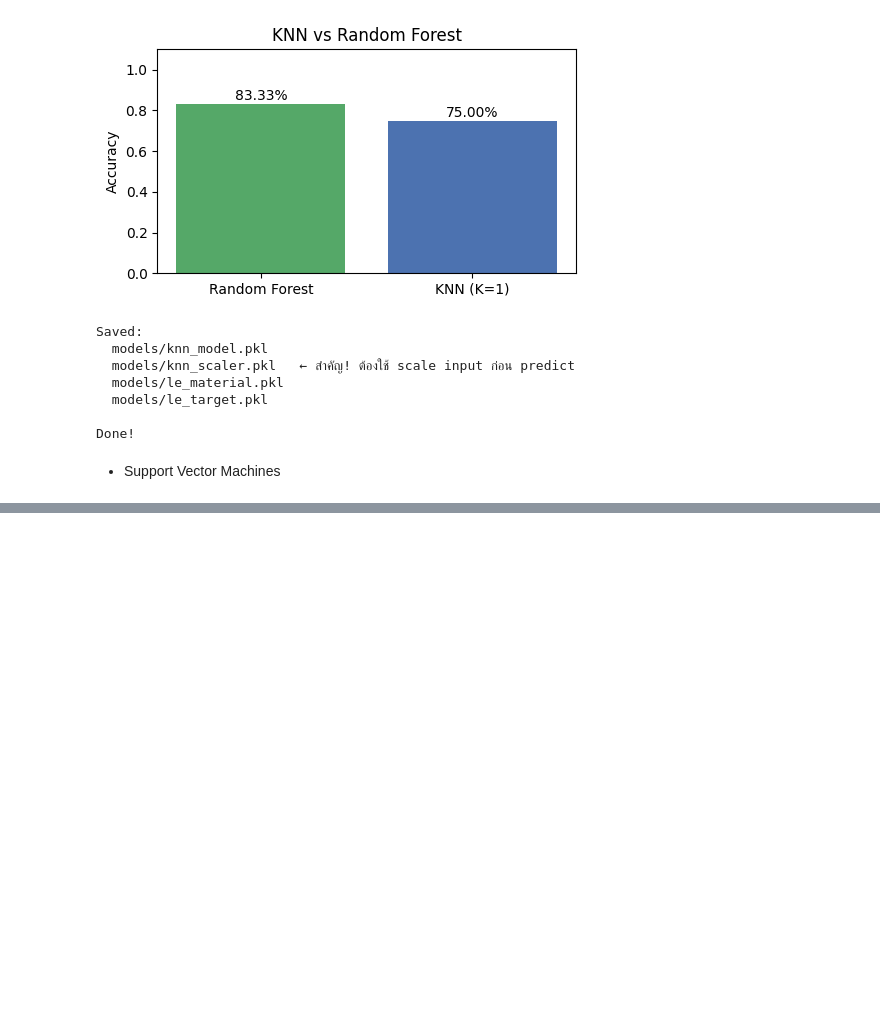
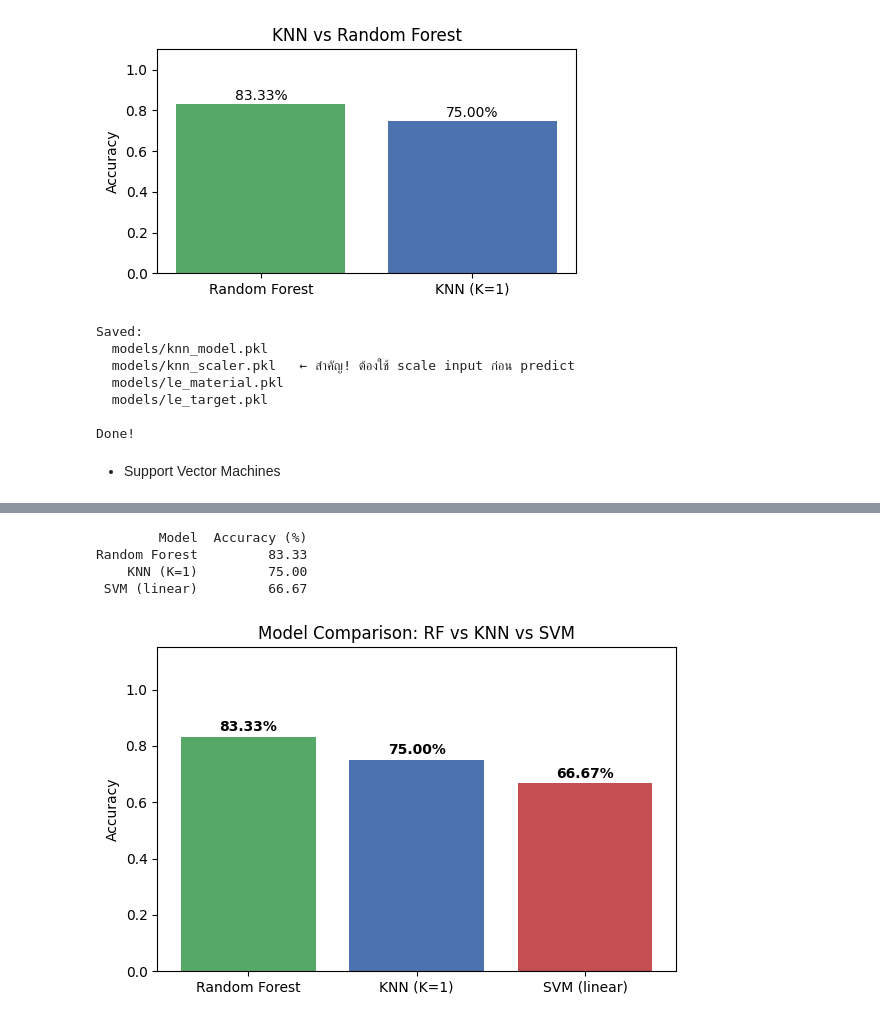
Before and after one commit to baimhons/project-is, a Jupyter notebook: notebooks/model_1_ensemble.ipynb, the cells around one changed output, grey strips where cells are left out. Saved outputs shown, nothing was run; the diff lists cells and outputs as text; code cells hidden in the pictures; blank space fills up the shorter version.

```diff
--- a/notebooks/model_1_ensemble.ipynb
+++ b/notebooks/model_1_ensemble.ipynb
@@ -493,40 +543,46 @@ print(pd.DataFrame(cm, index=le_target.classes_, columns=le_target.classes_))
 # %%
 # โหลด RF และ KNN มาเปรียบเทียบ
-rf_model  = joblib.load('models/random_forest_model.pkl')
-knn_model = joblib.load('models/knn_model.pkl')
-knn_scaler = joblib.load('models/knn_scaler.pkl')
+rf_model  = joblib.load('../models/random_forest_model.pkl')
+knn_model = joblib.load('../models/knn_model.pkl')
+knn_scaler = joblib.load('../models/knn_scaler.pkl')
 
 # RF ใช้ X ไม่ scale
 X_train_raw, X_test_raw, _, _ = train_test_split(X, y, test_size=0.2, random_state=42, stratify=y)
 rf_pred  = rf_model.predict(X_test_raw)
 rf_acc   = accuracy_score(y_test, rf_pred)
 
 # KNN ใช้ scaler ของตัวเอง
 knn_pred = knn_model.predict(knn_scaler.transform(X_test_raw))
 knn_acc  = accuracy_score(y_test, knn_pred)
 
 svm_acc  = accuracy_score(y_test, y_pred)
 
 # แสดงตาราง
 compare_df = pd.DataFrame({
     'Model':    ['Random Forest', f'KNN (K={knn_model.n_neighbors})', f'SVM ({grid_search.best_params_["kernel"]})'],
     'Accuracy': [rf_acc, knn_acc, svm_acc]
 })
 compare_df['Accuracy (%)'] = (compare_df['Accuracy'] * 100).round(2)
 print(compare_df[['Model', 'Accuracy (%)']].to_string(index=False))
 
 # Bar chart
 fig, ax = plt.subplots(figsize=(6, 4))
 colors = ['#55A868', '#4C72B0', '#C44E52']
 bars = ax.bar(compare_df['Model'], compare_df['Accuracy'], color=colors)
 ax.set_ylim(0, 1.15)
 ax.set_ylabel('Accuracy')
 ax.set_title('Model Comparison: RF vs KNN vs SVM')
 for bar, val in zip(bars, compare_df['Accuracy']):
     ax.text(bar.get_x() + bar.get_width() / 2, val + 0.02,
             f'{val*100:.2f}%', ha='center', fontsize=10, fontweight='bold')
 plt.tight_layout()
 plt.show()
+# %% [output]
+        Model  Accuracy (%)
+Random Forest         83.33
+    KNN (K=1)         75.00
+ SVM (linear)         66.67
+[figure, added]
 # %%
 os.makedirs('models', exist_ok=True)
 
```
Also changed, not shown: parts of 8 cells of this notebook, 4 other files.
